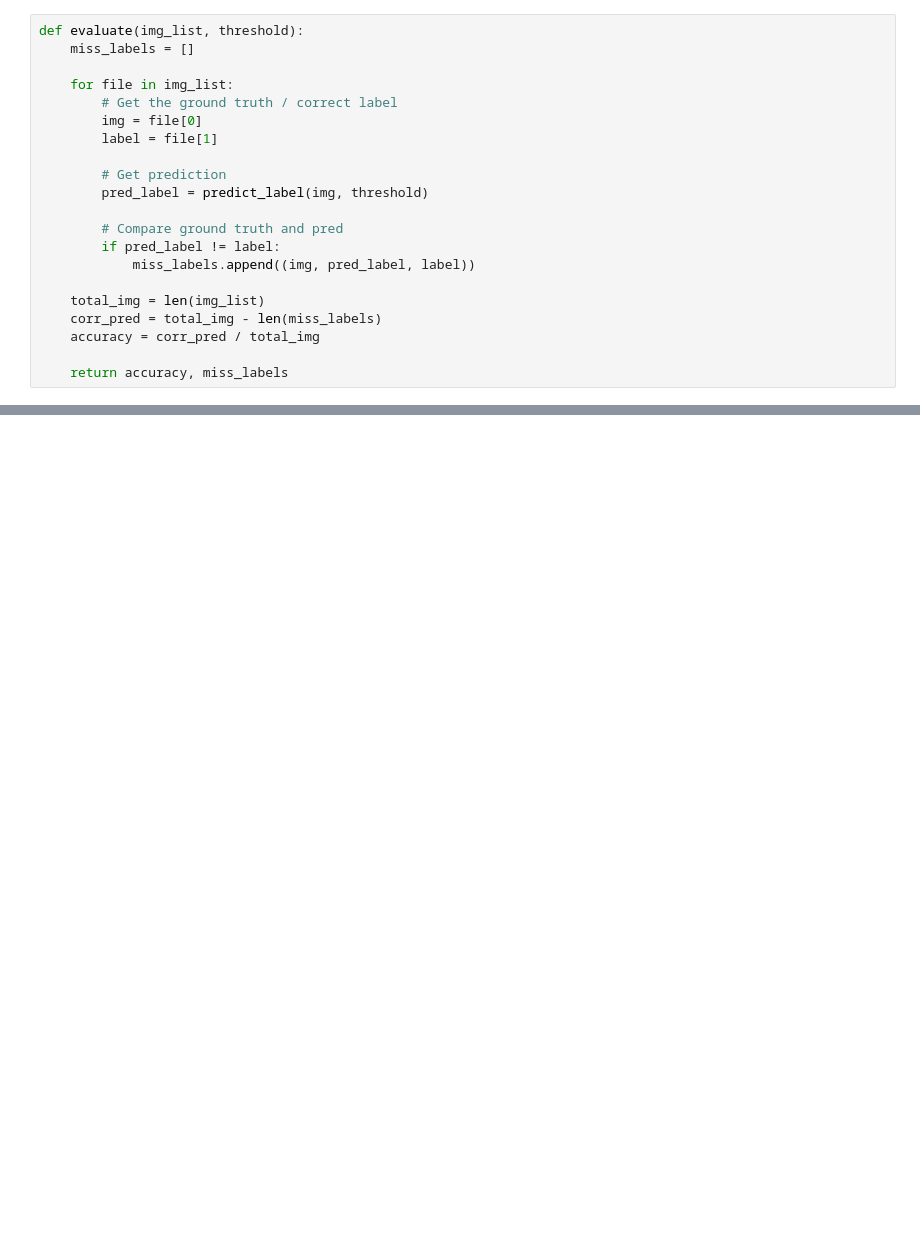
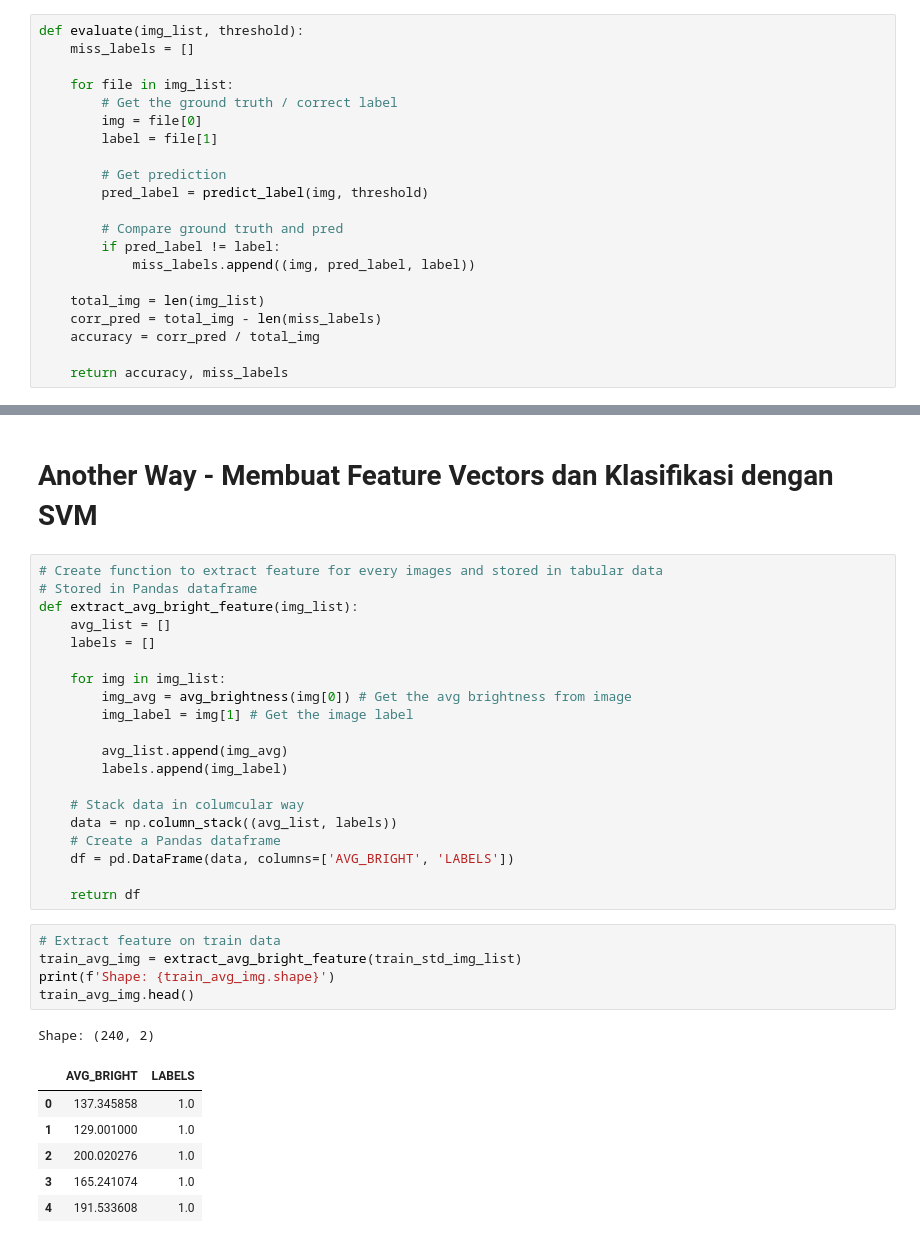
Before and after one commit to edoaurahman/Machine-Learning, a Jupyter notebook: pertemuan_04/praktikum_05.ipynb, the cells around one changed output, grey strips where cells are left out. Cells and saved outputs as stored; diff of their text form; blank space fills up the shorter version.

```diff
--- a/pertemuan_04/praktikum_05.ipynb
+++ b/pertemuan_04/praktikum_05.ipynb
@@ -235,0 +232,35 @@ Accuracy: 0.9125
+# %% [markdown]
+# Another Way - Membuat Feature Vectors dan Klasifikasi dengan SVM
+# %%
+# Create function to extract feature for every images and stored in tabular data
+# Stored in Pandas dataframe
+def extract_avg_bright_feature(img_list):
+    avg_list = []
+    labels = []
+
+    for img in img_list:
+        img_avg = avg_brightness(img[0]) # Get the avg brightness from image
+        img_label = img[1] # Get the image label
+
+        avg_list.append(img_avg)
+        labels.append(img_label)
+
+    # Stack data in columcular way
+    data = np.column_stack((avg_list, labels))
+    # Create a Pandas dataframe
+    df = pd.DataFrame(data, columns=['AVG_BRIGHT', 'LABELS'])
+
+    return df
+# %%
+# Extract feature on train data
+train_avg_img = extract_avg_bright_feature(train_std_img_list)
+print(f'Shape: {train_avg_img.shape}')
+train_avg_img.head()
+# %% [output]
+Shape: (240, 2)
+|  | AVG_BRIGHT | LABELS |
+| 0 | 137.345858 | 1.0 |
+| 1 | 129.001000 | 1.0 |
+| 2 | 200.020276 | 1.0 |
+| 3 | 165.241074 | 1.0 |
+| 4 | 191.533608 | 1.0 |
```
Also changed, not shown: parts of 14 cells of this notebook, 1 other file.
